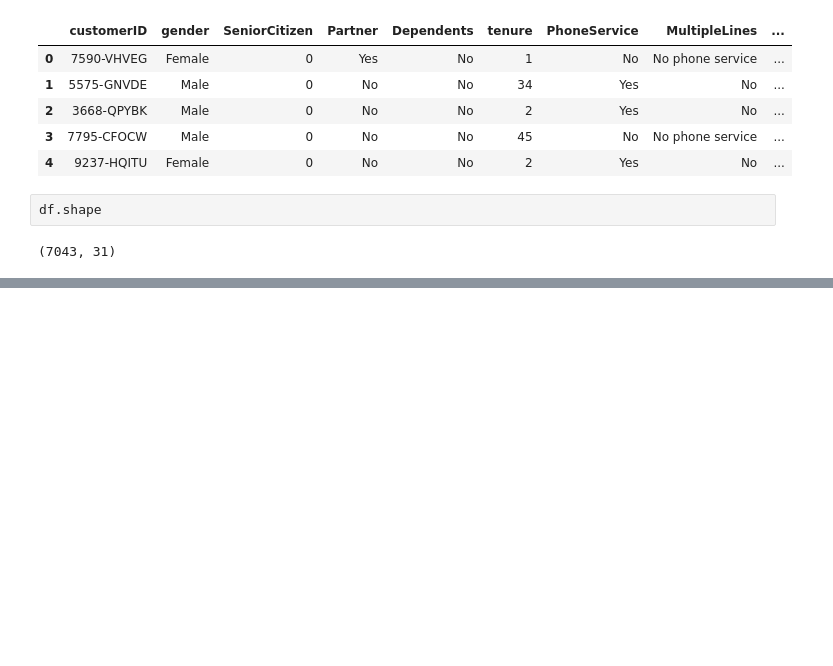
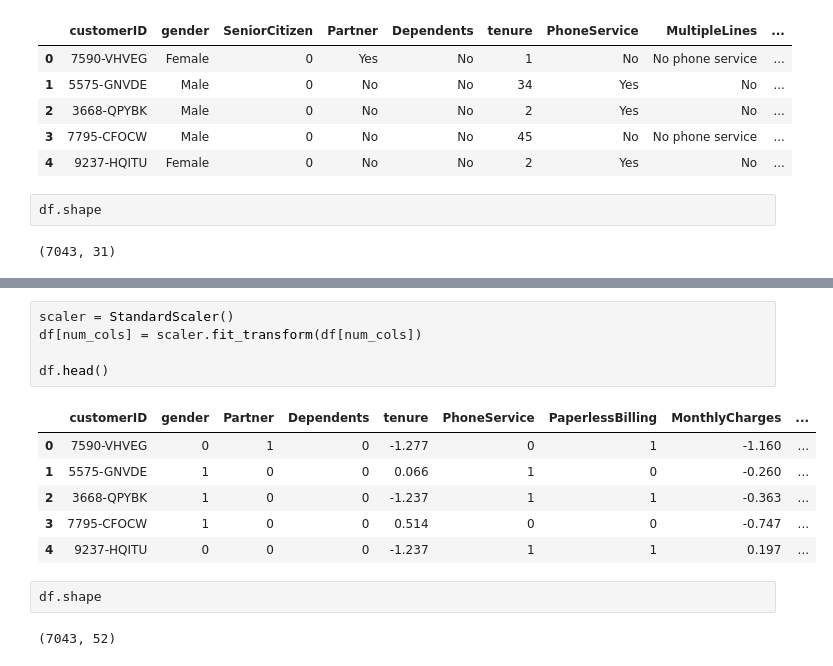
Before and after one commit to emsalozkan/5-Feature-Engineering, a Jupyter notebook: notebooks/cs_telco_churn_analysis.ipynb, the cells around one changed output, grey strips where cells are left out. Drawn from its saved outputs; the diff is of its cells as text; blank space fills up the shorter version.

```diff
--- a/notebooks/cs_telco_churn_analysis.ipynb
+++ b/notebooks/cs_telco_churn_analysis.ipynb
@@ -573,0 +637,16 @@ df.shape
+# %%
+scaler = StandardScaler()
+df[num_cols] = scaler.fit_transform(df[num_cols])
+
+df.head()
+# %% [output]
+|  | customerID | gender | Partner | Dependents | tenure | PhoneService | PaperlessBilling | MonthlyCharges | ... |
+| 0 | 7590-VHVEG | 0 | 1 | 0 | -1.277 | 0 | 1 | -1.160 | ... |
+| 1 | 5575-GNVDE | 1 | 0 | 0 | 0.066 | 1 | 0 | -0.260 | ... |
+| 2 | 3668-QPYBK | 1 | 0 | 0 | -1.237 | 1 | 1 | -0.363 | ... |
+| 3 | 7795-CFOCW | 1 | 0 | 0 | 0.514 | 0 | 0 | -0.747 | ... |
+| 4 | 9237-HQITU | 0 | 0 | 0 | -1.237 | 1 | 1 | 0.197 | ... |
+# %%
+df.shape
+# %% [output]
+(7043, 52)
```
Also changed, not shown: parts of 16 cells of this notebook, 5 other files.
